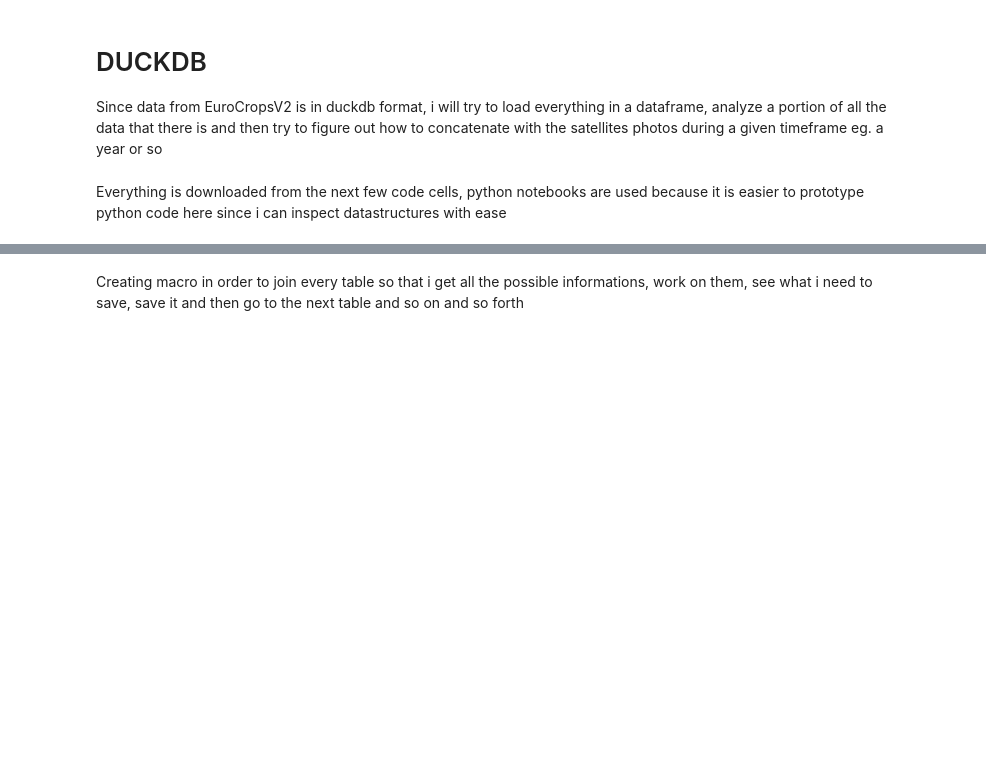
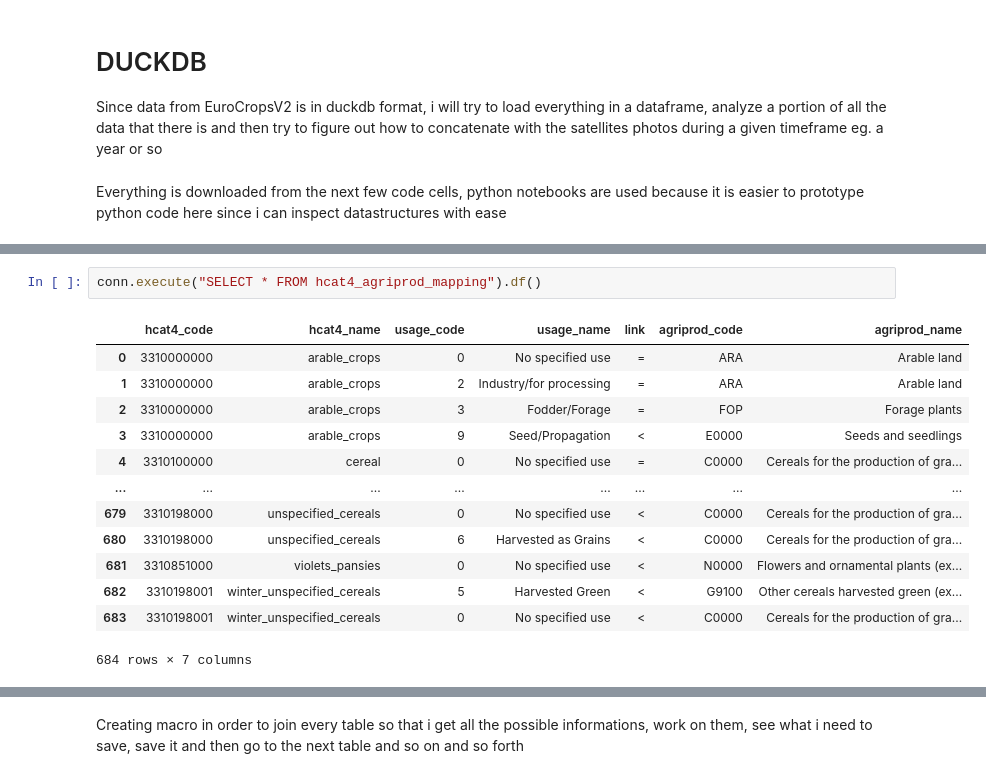
Before and after one commit to wr3nch623/RSSIA-Project, a Jupyter notebook: duckdb_dataget.ipynb, the cells around one changed output, grey strips where cells are left out. Saved outputs shown, nothing was run; the diff lists cells and outputs as text; blank space fills up the shorter version.

```diff
--- a/duckdb_dataget.ipynb
+++ b/duckdb_dataget.ipynb
@@ -74,0 +97,16 @@ print(tables_df)
+# %%
+conn.execute("SELECT * FROM hcat4_agriprod_mapping").df()
+# %% [output]
+|  | hcat4_code | hcat4_name | usage_code | usage_name | link | agriprod_code | agriprod_name |
+| 0 | 3310000000 | arable_crops | 0 | No specified use | = | ARA | Arable land |
+| 1 | 3310000000 | arable_crops | 2 | Industry/for processing | = | ARA | Arable land |
+| 2 | 3310000000 | arable_crops | 3 | Fodder/Forage | = | FOP | Forage plants |
+| 3 | 3310000000 | arable_crops | 9 | Seed/Propagation | < | E0000 | Seeds and seedlings |
+| 4 | 3310100000 | cereal | 0 | No specified use | = | C0000 | Cereals for the production of gra... |
+| ... | ... | ... | ... | ... | ... | ... | ... |
+| 679 | 3310198000 | unspecified_cereals | 0 | No specified use | < | C0000 | Cereals for the production of gra... |
+| 680 | 3310198000 | unspecified_cereals | 6 | Harvested as Grains | < | C0000 | Cereals for the production of gra... |
+| 681 | 3310851000 | violets_pansies | 0 | No specified use | < | N0000 | Flowers and ornamental plants (ex... |
+| 682 | 3310198001 | winter_unspecified_cereals | 5 | Harvested Green | < | G9100 | Other cereals harvested green (ex... |
+| 683 | 3310198001 | winter_unspecified_cereals | 0 | No specified use | < | C0000 | Cereals for the production of gra... |
+684 rows × 7 columns
```
Also changed, not shown: parts of 27 cells of this notebook.
